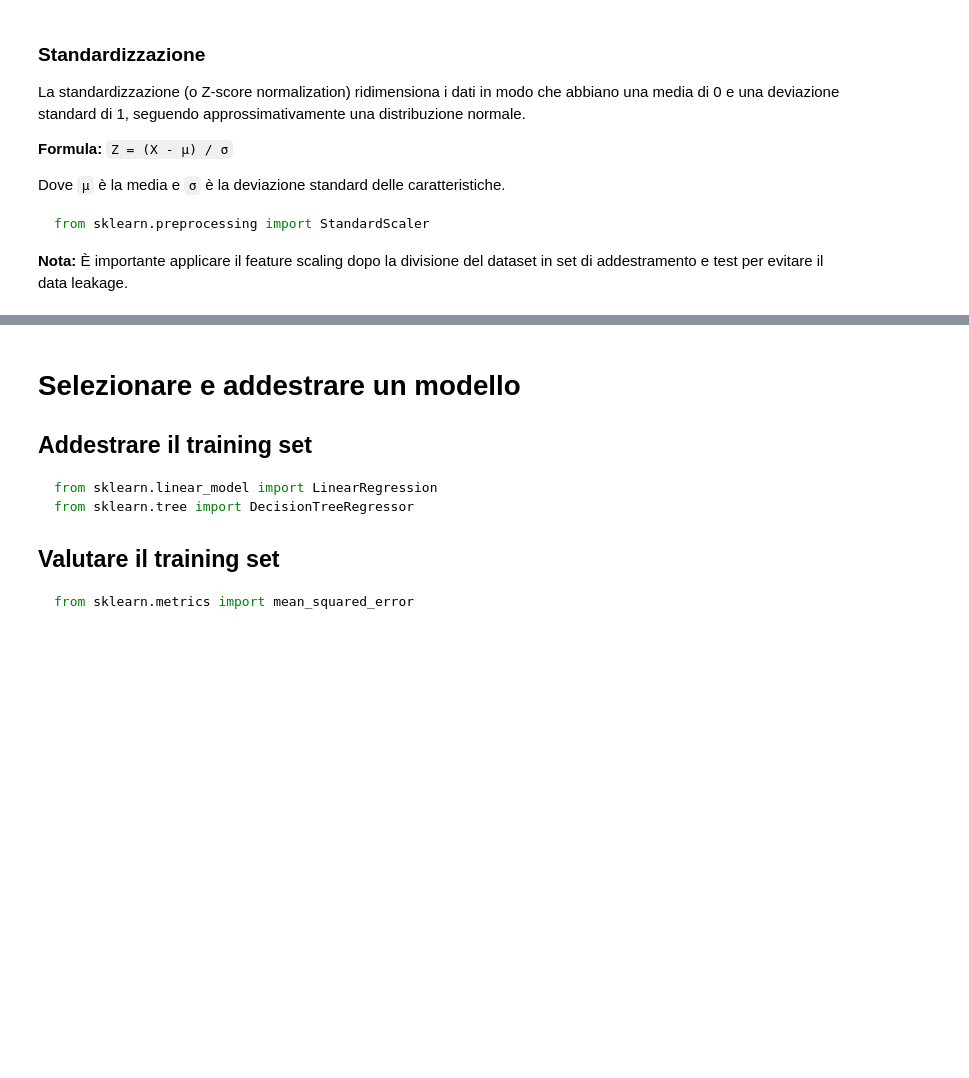
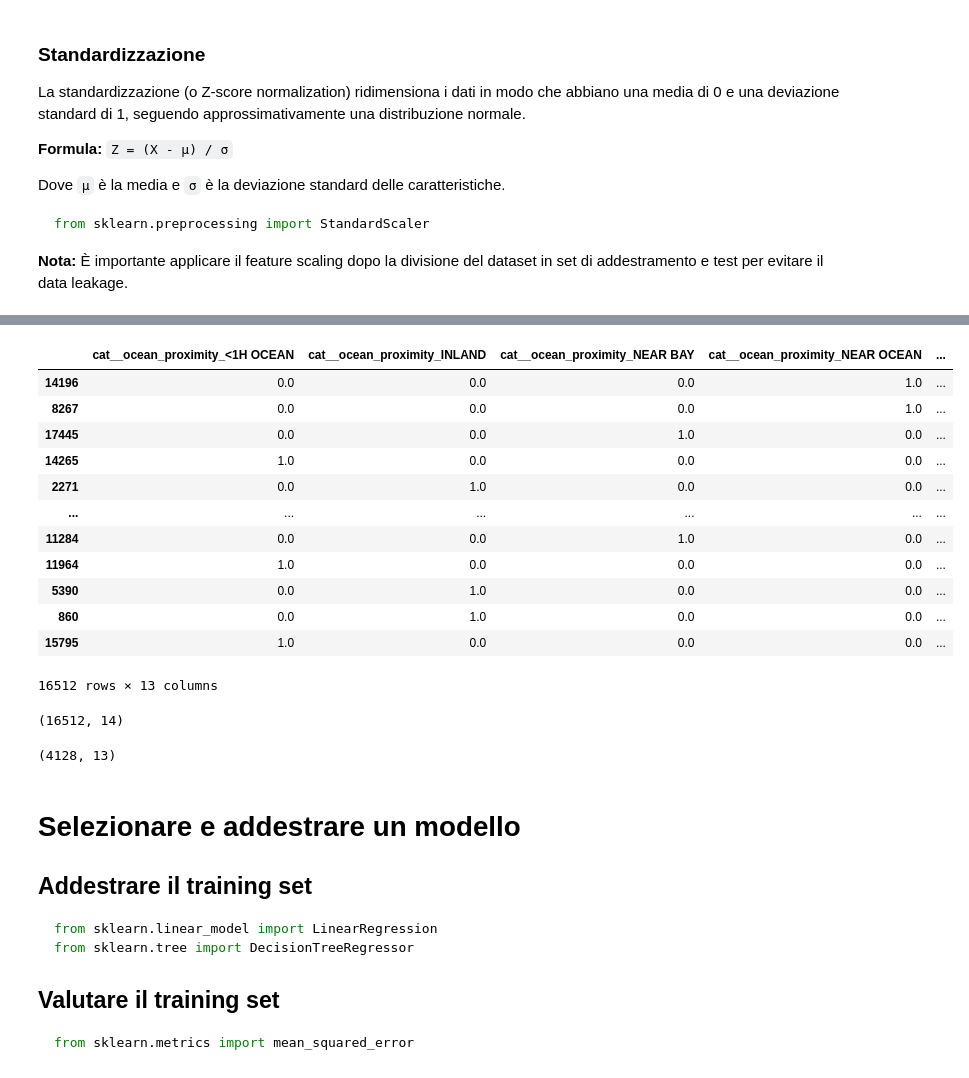
Before and after one commit to SBino01/AI_DS-first_project, a Jupyter notebook: Lezione 3/CaliforniaHousing.ipynb, the cells around one changed output, grey strips where cells are left out. Saved outputs shown, nothing was run; the diff lists cells and outputs as text; code cells hidden in the pictures; blank space fills up the shorter version.

```diff
--- a/Lezione 3/CaliforniaHousing.ipynb
+++ b/Lezione 3/CaliforniaHousing.ipynb
@@ -643,0 +637,15 @@ from sklearn.preprocessing import StandardScaler
+# %%
+from sklearn.pipeline import Pipeline
+
+#sui dati numerici abbiamo fatto:
+from sklearn.preprocessing import MinMaxScaler
+from sklearn.impute import SimpleImputer
+
+num_pipeline = Pipeline([
+                        ('imputer', SimpleImputer(strategy='median')),
+                        ('scaler', MinMaxScaler())
+                        ])
+
+housing_numerical = housing.drop(columns='ocean_proximity')
+#housing_num_transformed = num_pipeline.fit_transform(housing_numerical)
+#housing_num_transformed
@@ -643,0 +668,20 @@ from sklearn.preprocessing import StandardScaler
+# %%
+from sklearn.compose import ColumnTransformer
+from sklearn.preprocessing import OneHotEncoder
+
+num_col = list(housing_numerical)
+cat_col = ['ocean_proximity']
+
+full_pipeline = ColumnTransformer([
+                                    ('cat', OneHotEncoder(), cat_col),
+                                    ('num', num_pipeline, num_col)
+                                  ])
+
+full_pipeline_test = ColumnTransformer([
+                                    ('cat', OneHotEncoder(), cat_col),
+                                    ('num', num_pipeline, num_col)
+                                  ])
+
+housing_prepared = full_pipeline.fit_transform(housing)
+
+housing_test_prepared = full_pipeline_test.fit_transform(house_test)
@@ -643,0 +703,29 @@ from sklearn.preprocessing import StandardScaler
+# %%
+col_names = full_pipeline.get_feature_names_out()
+col_names_test = full_pipeline_test.get_feature_names_out()
+housing_prepared_df = pd.DataFrame(housing_prepared, columns=col_names, index=housing.index)
+housing_test_prepared_df = pd.DataFrame(housing_test_prepared, columns=col_names_test, index=house_test.index)
+# %%
+housing_prepared_df.drop(columns='cat__ocean_proximity_ISLAND')
+# %% [output]
+|  | cat__ocean_proximity_<1H OCEAN | cat__ocean_proximity_INLAND | cat__ocean_proximity_NEAR BAY | cat__ocean_proximity_NEAR OCEAN | ... |
+| 14196 | 0.0 | 0.0 | 0.0 | 1.0 | ... |
+| 8267 | 0.0 | 0.0 | 0.0 | 1.0 | ... |
+| 17445 | 0.0 | 0.0 | 1.0 | 0.0 | ... |
+| 14265 | 1.0 | 0.0 | 0.0 | 0.0 | ... |
+| 2271 | 0.0 | 1.0 | 0.0 | 0.0 | ... |
+| ... | ... | ... | ... | ... | ... |
+| 11284 | 0.0 | 0.0 | 1.0 | 0.0 | ... |
+| 11964 | 1.0 | 0.0 | 0.0 | 0.0 | ... |
+| 5390 | 0.0 | 1.0 | 0.0 | 0.0 | ... |
+| 860 | 0.0 | 1.0 | 0.0 | 0.0 | ... |
+| 15795 | 1.0 | 0.0 | 0.0 | 0.0 | ... |
+16512 rows × 13 columns
+# %%
+housing_prepared_df.shape
+# %% [output]
+(16512, 14)
+# %%
+housing_test_prepared_df.shape
+# %% [output]
+(4128, 13)
```
Also changed, not shown: parts of 27 cells of this notebook.
